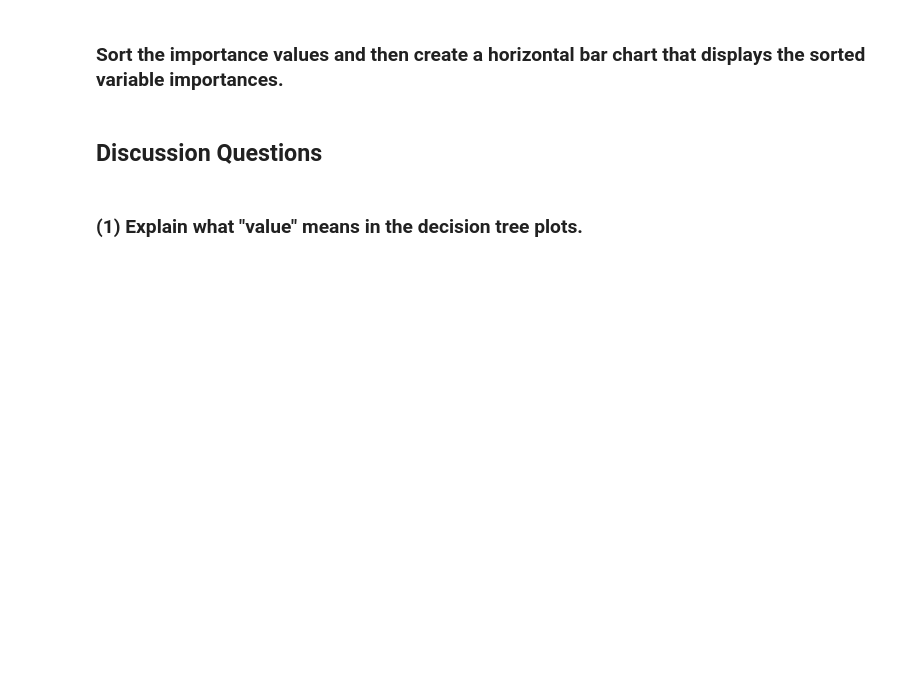
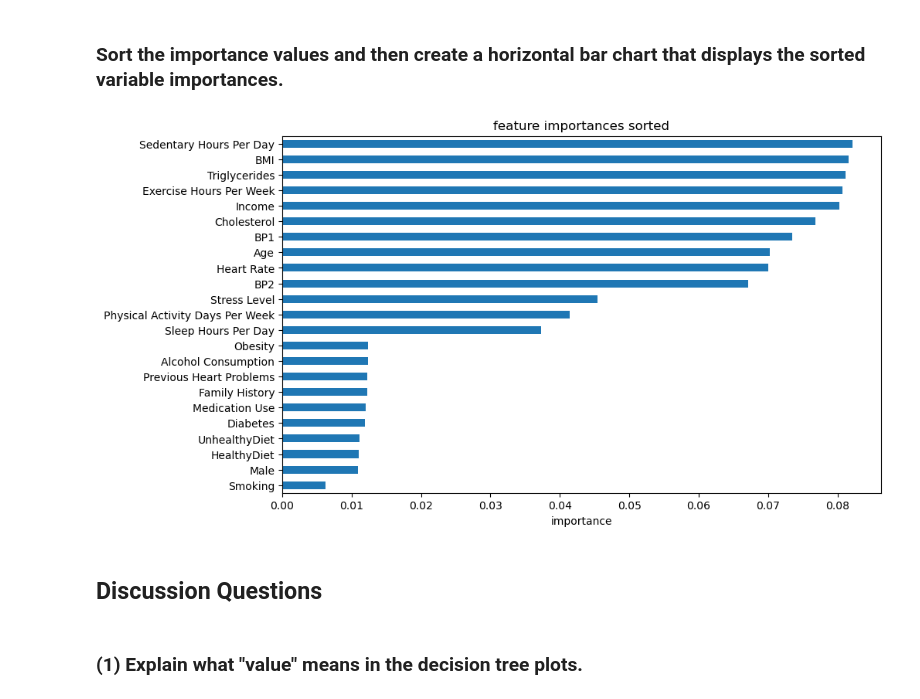
Before and after one commit to emileeharadon-gif/code_2600, a Jupyter notebook: mod08_rf.ipynb, the cells around one changed output. Saved outputs shown, nothing was run; the diff lists cells and outputs as text; code cells hidden in the pictures; blank space fills up the shorter version.

```diff
--- a/mod08_rf.ipynb
+++ b/mod08_rf.ipynb
@@ -227,7 +240,7 @@ You will be scored according to how well it performs on an unseen holdout set.
 # %%
 # Documentation: https://scikit-learn.org/dev/modules/generated/sklearn.ensemble.RandomForestRegressor.html
 
-rf_better = #fillin
+rf_better = RFR(n_estimators=500, max_depth=None, min_samples_leaf=1, max_features='sqrt', oob_score=True, random_state=1).fit(X_train, y_train)
 # %% [markdown]
 ### Calculate the out-of-bag log loss for this model. Store it as `log_loss_oob`
 # %%
@@ -245,10 +278,15 @@ feature_imp
 # %% [markdown]
 ### Sort the importance values and then create a horizontal bar chart that displays the sorted variable importances.
 # %%
-feature_imp_sorted = #fillin
+feature_imp_sorted = pd.Series(rf_better.feature_importances_, index=feature_names).sort_values()
 
 # Draw a horizontal bar chart
-#fillin
+feature_imp_sorted.plot(kind='barh', figsize=(10,6))
+plt.xlabel("importance")
+plt.title('feature importances sorted')
+plt.show()
+# %% [output]
+[figure, added]
 # %% [markdown]
 ## Discussion Questions
 # %% [markdown]
```
Also changed, not shown: parts of 8 cells of this notebook.
